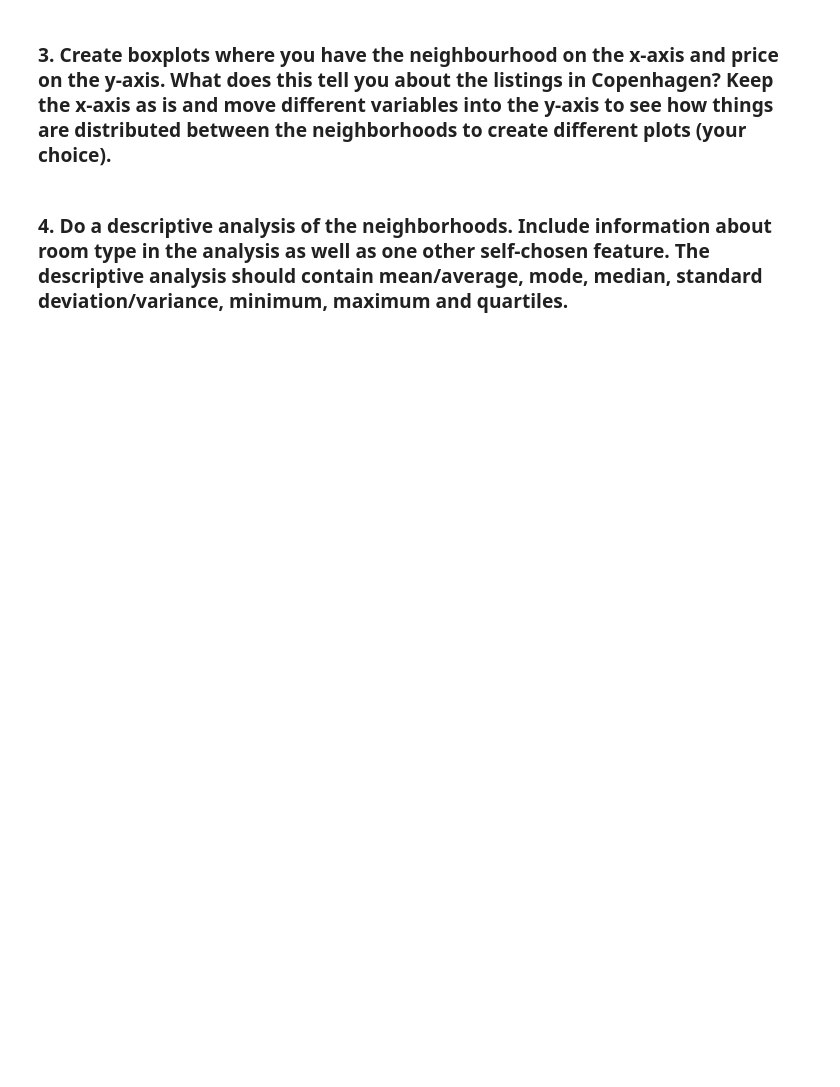
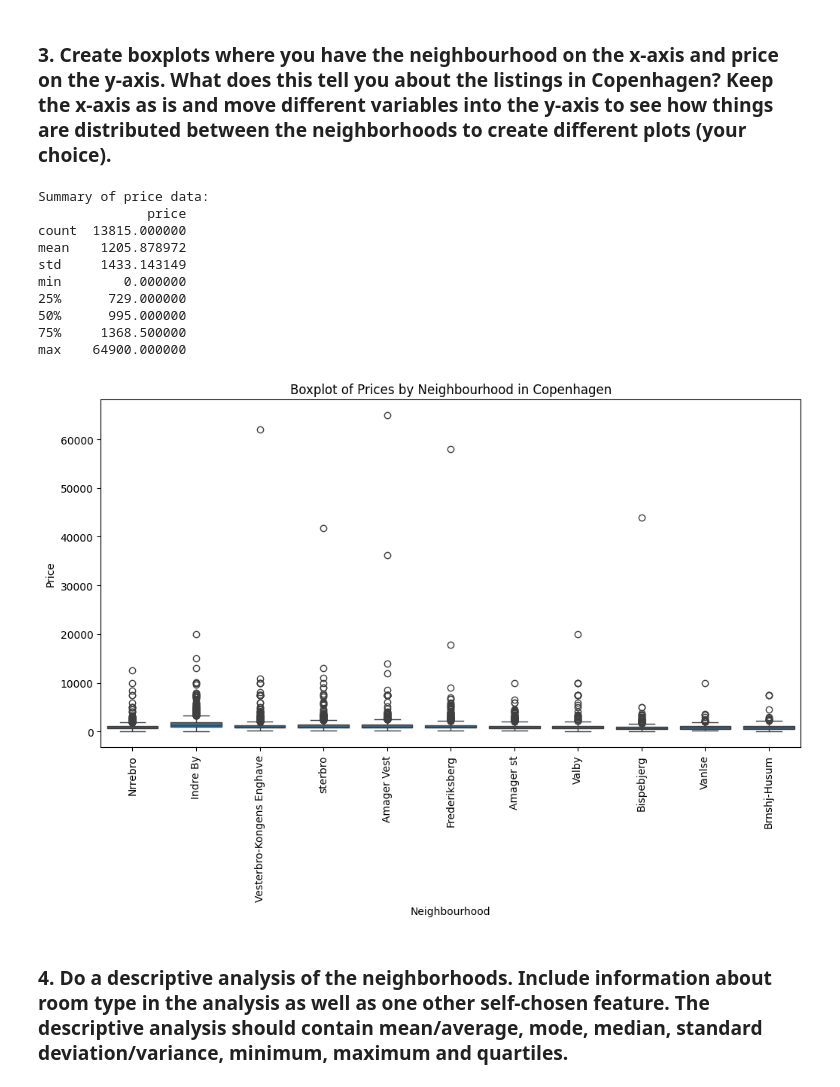
Before and after one commit to kkristiansd/MAL1handin, a Jupyter notebook: 1. Getting started - Copenhagen Airbnb (1).ipynb, the cells around one changed output. Cells and saved outputs as stored; diff of their text form; code cells hidden in the pictures; blank space fills up the shorter version.

```diff
--- a/1. Getting started - Copenhagen Airbnb (1).ipynb
+++ b/1. Getting started - Copenhagen Airbnb (1).ipynb
@@ -183,2 +173,48 @@ Index(['id', 'listing_url', 'scrape_id', 'last_scraped', 'source', 'name',
+# %%
+import pandas as pd
+import seaborn as sns
+import matplotlib.pyplot as plt
+
+# Load the data
+data = pd.read_csv('listings.csv')
+
+# Check if columns 'price' and 'neighbourhood_cleansed' exist in the data
+if 'price' not in data.columns or 'neighbourhood_cleansed' not in data.columns:
+    print("Error: 'price' or 'neighbourhood_cleansed' column not found in the data.")
+else:
+    # Filter for rows with non-null 'price' and 'neighbourhood_cleansed' values
+    data_filtered = data.dropna(subset=['price', 'neighbourhood_cleansed']).copy()
+
+    # Convert 'price' to numeric, remove any currency symbols or non-numeric characters if necessary
+    data_filtered['price'] = data_filtered['price'].replace('[\$,]', '', regex=True).astype(float)
+
+    # Check if any rows remain after filtering
+    if len(data_filtered) == 0:
+        print("Error: No valid data available after filtering.")
+    else:
+        # Check summary statistics for price to ensure correctness
+        print("Summary of price data:")
+        print(data_filtered[['neighbourhood_cleansed', 'price']].describe())
+
+        # Boxplot for 'price' by 'neighbourhood_cleansed'
+        plt.figure(figsize=(12, 6))
+        sns.boxplot(x='neighbourhood_cleansed', y='price', data=data_filtered)
+        plt.xticks(rotation=90)  # Rotate x-axis labels for readability
+        plt.title('Boxplot of Prices by Neighbourhood in Copenhagen')
+        plt.xlabel('Neighbourhood')
+        plt.ylabel('Price')
+        plt.show()
+# %% [output]
+Summary of price data:
+              price
+count  13815.000000
+mean    1205.878972
+std     1433.143149
+min        0.000000
+25%      729.000000
+50%      995.000000
+75%     1368.500000
+max    64900.000000
+[figure, added]
 # %% [markdown]
 ### 4. Do a descriptive analysis of the neighborhoods. Include information about room type in the analysis as well as one other self-chosen feature. The descriptive analysis should contain mean/average, mode, median, standard deviation/variance, minimum, maximum and quartiles.
```
Also changed, not shown: parts of 7 cells of this notebook, 1 other file.
